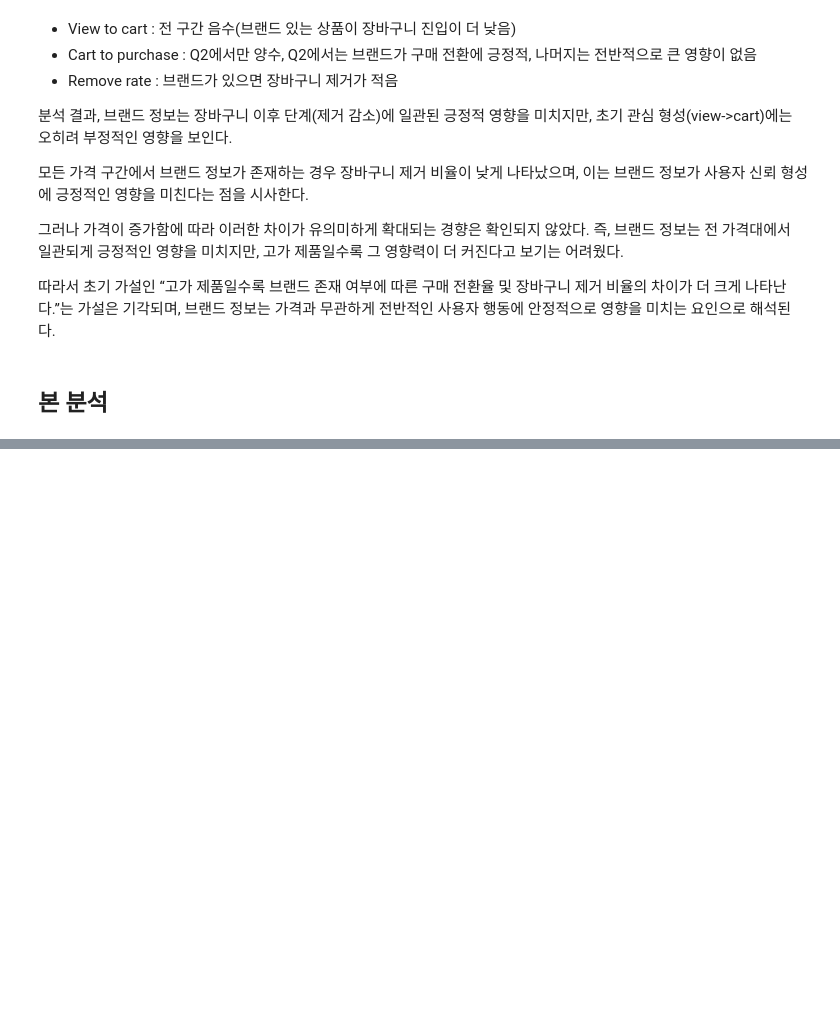
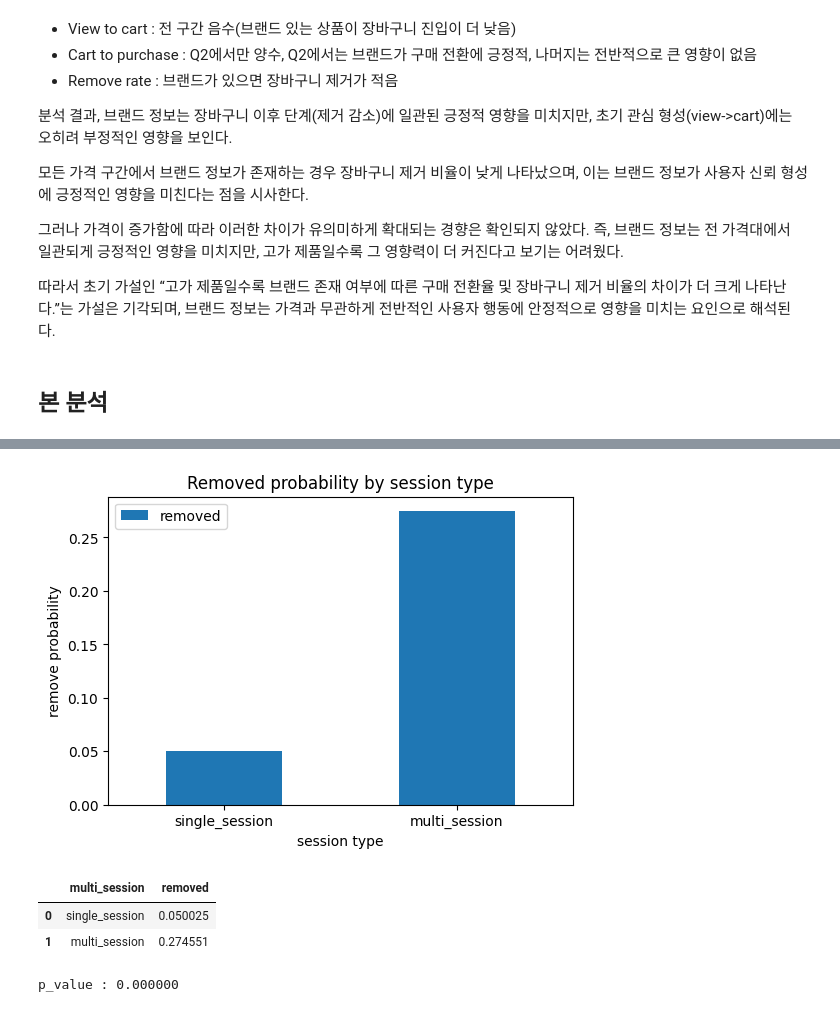
Before and after one commit to minmmmgz/portfolio, a Jupyter notebook: notebooks/01_funnel_analysis.ipynb, the cells around one changed output, grey strips where cells are left out. Cells and saved outputs as stored; diff of their text form; code cells hidden in the pictures; blank space fills up the shorter version.

Commit message:
analysis : add session gap hypothesis and logistic regression validation

```diff
--- a/notebooks/01_funnel_analysis.ipynb
+++ b/notebooks/01_funnel_analysis.ipynb
@@ -502,0 +506,4 @@ plt.show()
+# %%
+# 세션 수 계산
+session_count = (df_event.groupby('user_id')['user_session'].nunique().reset_index(name = 'session_count'))
+session_count.head()
@@ -502,0 +517,4 @@ plt.show()
+# %%
+# 유저별 장바구니 제거 여부 만들기
+remove_flag = (df_event[df_event['event_type'] == 'remove_from_cart'].groupby('user_id').size().reset_index(name = 'remove_count'))
+remove_flag
@@ -502,0 +535,7 @@ plt.show()
+# %%
+# 제거 안 한 유저까지 포함
+remove_flag = session_count.merge(remove_flag, on = 'user_id', how = 'left')
+remove_flag['remove_count'] = remove_flag['remove_count'].fillna(0)
+remove_flag['removed'] = remove_flag['remove_count'] > 0
+
+remove_flag.head()
@@ -502,0 +549,4 @@ plt.show()
+# %%
+# 단일 세션 다중 세션 구분
+remove_flag['multi_session'] = remove_flag['session_count'] >1
+remove_flag.head()
@@ -502,0 +560,38 @@ plt.show()
+# %%
+# 세션 유형별 장바구니 제거 확률 계산
+result = remove_flag.groupby('multi_session')['removed'].mean()
+result
+
+result_df = result.reset_index()
+result_df['multi_session'] = result_df['multi_session'].map({True : 'multi_session' , False : 'single_session'})
+
+result_df
+
+import matplotlib.pyplot as plt
+result_df.plot(x='multi_session', y= 'removed', kind= 'bar', figsize=(6,4))
+plt.title('Removed probability by session type')
+plt.ylabel('remove probability')
+plt.xlabel('session type')
+plt.xticks(rotation = 0)
+plt.show()
+# %% [output]
+[figure, added]
+# %%
+result_df
+# %% [output]
+|  | multi_session | removed |
+| 0 | single_session | 0.050025 |
+| 1 | multi_session | 0.274551 |
+# %%
+# 카이 제곱 검정
+from scipy.stats import chi2_contingency
+
+# 교차표 (세션 유형 vs 제거 여부)
+contingency = pd.crosstab(remove_flag['multi_session'],remove_flag['removed'])
+contingency
+
+# 카이제곱 검정
+chi2, p, dof, expected = chi2_contingency(contingency)
+print(f"p_value : {p :.6f}")
+# %% [output]
+p_value : 0.000000
```
Also changed, not shown: parts of 18 cells of this notebook.
